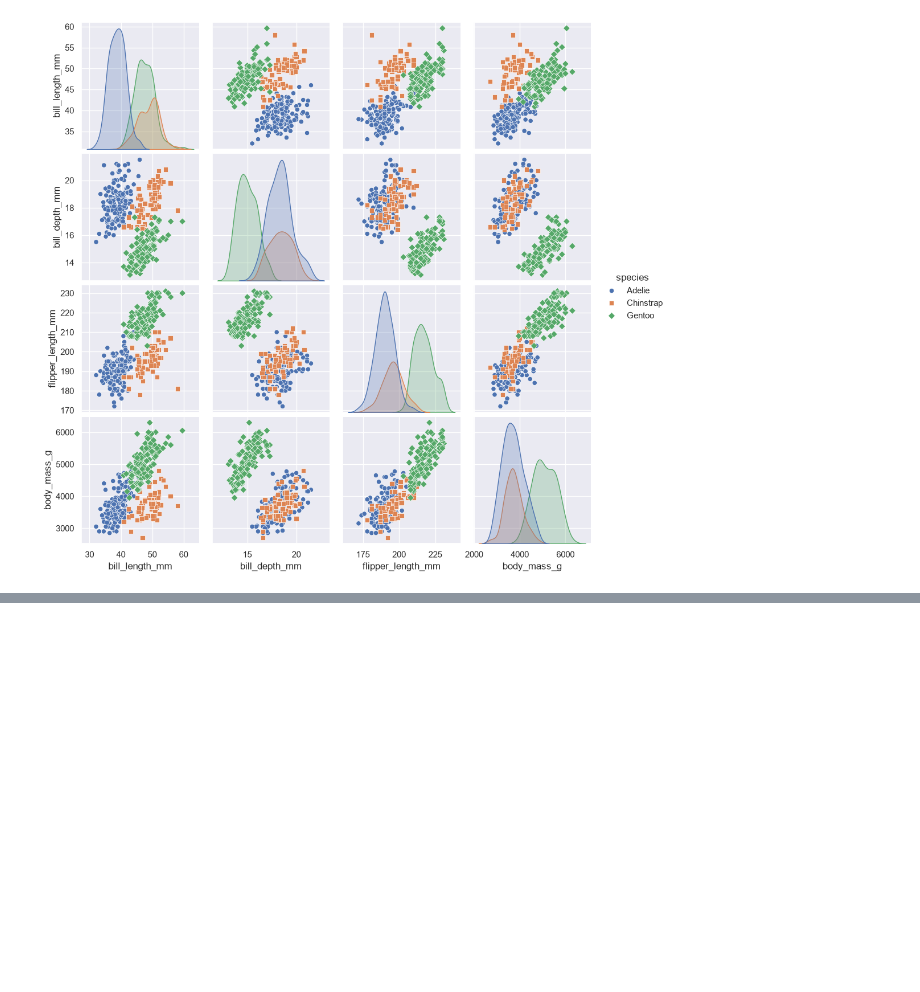
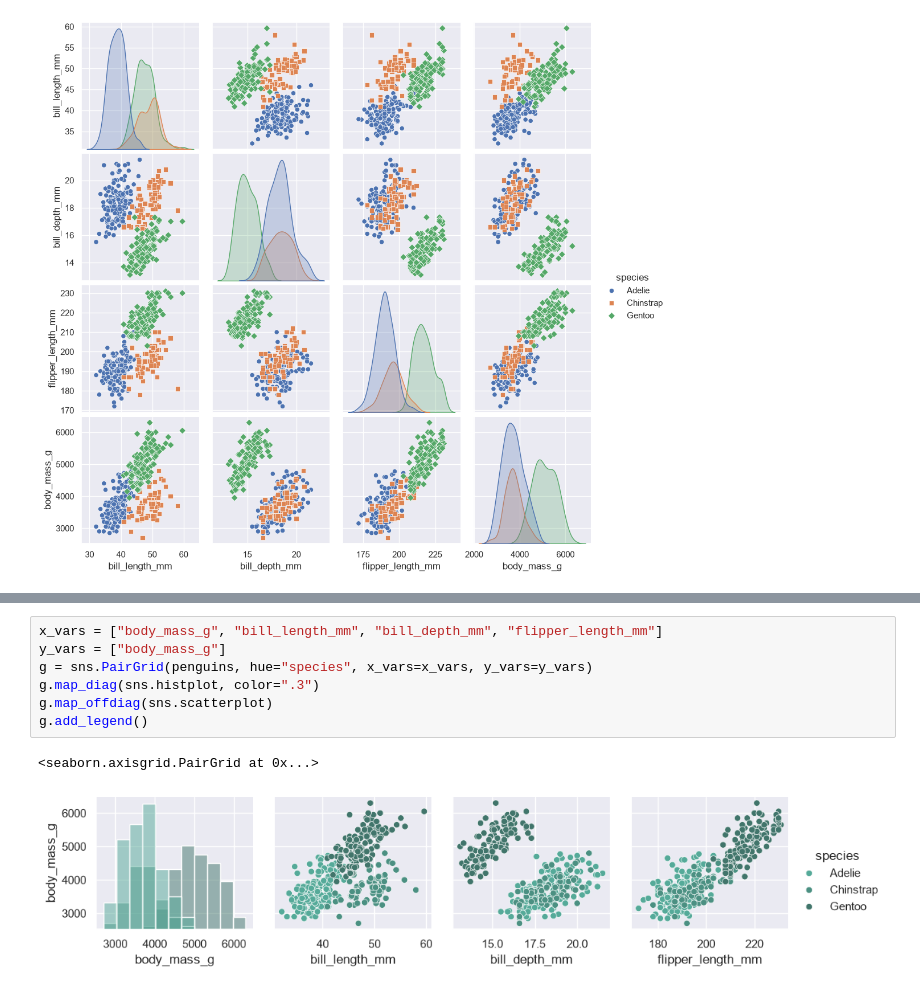
Before and after one commit to Aryanbhayji/Seaborn-library, a Jupyter notebook: main.ipynb, the cells around one changed output, grey strips where cells are left out. Saved outputs shown, nothing was run; the diff lists cells and outputs as text; blank space fills up the shorter version.

```diff
--- a/main.ipynb
+++ b/main.ipynb
@@ -200,0 +210,10 @@ sns.set_theme(style="darkgrid")
+# %%
+x_vars = ["body_mass_g", "bill_length_mm", "bill_depth_mm", "flipper_length_mm"]
+y_vars = ["body_mass_g"]
+g = sns.PairGrid(penguins, hue="species", x_vars=x_vars, y_vars=y_vars)
+g.map_diag(sns.histplot, color=".3")
+g.map_offdiag(sns.scatterplot)
+g.add_legend()
+# %% [output]
+<seaborn.axisgrid.PairGrid at 0x...>
+[figure, added]
```
Also changed, not shown: parts of 1 cell of this notebook.
